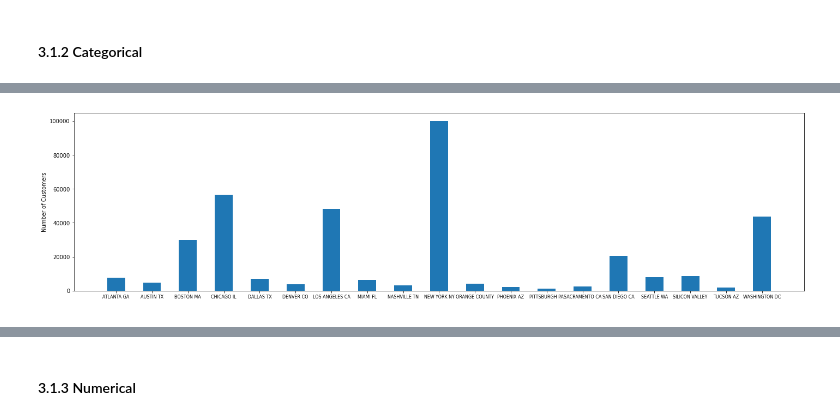
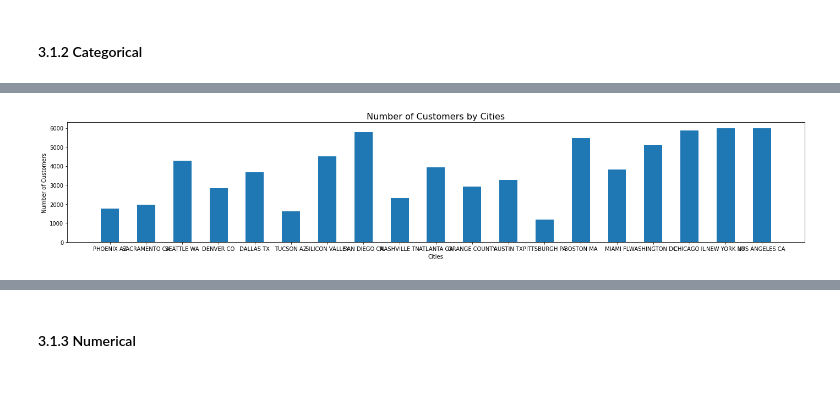
Before and after one commit to DataGlacier/VC, a Jupyter notebook: week2/W2_cab_investment_case_EDA.ipynb, the cells around one changed output, grey strips where cells are left out. Cells and saved outputs as stored; diff of their text form; code cells hidden in the pictures; blank space fills up the shorter version.

```diff
--- a/week2/W2_cab_investment_case_EDA.ipynb
+++ b/week2/W2_cab_investment_case_EDA.ipynb
@@ -208,3 +215,6 @@ df.head()
 | 2 | 10000013 | 2016-01-02 | Pink Cab | ATLANTA GA | 9.04 | 125.20 | 97.632 | ... |
 | 3 | 10000014 | 2016-01-07 | Pink Cab | ATLANTA GA | 33.17 | 377.40 | 351.602 | ... |
 | 4 | 10000015 | 2016-01-03 | Pink Cab | ATLANTA GA | 8.73 | 114.62 | 97.776 | ... |
+# %%
+df['Profit per KM'] = df['Profit']/df['KM Travelled']
+df.head()
@@ -215,2 +232,9 @@ df.shape
 # %% [markdown]
 #### 2.2.3 Identify and remove duplicates
+# %%
+# calculate the frequency of users taking cabs of two companies
+customerid_freq = df.groupby(['Company'])['Customer ID'].value_counts()
+customerid_freq = pd.DataFrame(customerid_freq)
+customerid_freq = customerid_freq.rename(columns={'Customer ID':'Frequency'})
+customerid_freq = customerid_freq.reset_index()
+customerid_freq.head()
@@ -217,6 +259,6 @@ df.shape
 # %%
 df_dedupe = df.copy()
 df_dedupe = df_dedupe.sort_values(by='Date of Travel', ascending=True)
-df_dedupe = df_dedupe.drop_duplicates(subset='Customer ID', keep='last')
+df_dedupe = df_dedupe.drop_duplicates(subset=['Company', 'Customer ID'], keep='last')
 df_dedupe.shape
 # %% [output]
@@ -223,0 +266,4 @@ df_dedupe.shape
+# %%
+# join by Company and Customer ID
+df_dedupe2 = pd.merge(df_dedupe, customerid_freq, on=['Company', 'Customer ID'], how='left')
+df_dedupe2.shape
@@ -307,12 +438,11 @@ plt.show()
 # %%
-# unique counts
-# City
-plt.figure(figsize=(24,6))
-plt.hist(df['City'], bins=np.arange(20)-0.5, rwidth=.5)
+# 2.2 Number of Customers by Cities
+plt.figure(figsize=(24,4))
+plt.hist(df_dedupe2['City'], np.arange(20)-0.5, rwidth=.5)
 plt.ylabel("Number of Customers")
-plt.xlabel(" ")
-plt.xticks(fontsize=8)
+plt.xlabel("Cities")
+plt.title("Number of Customers by Cities", fontsize=16)
 
 plt.show()
 # %% [output]
-[figure, old version]
+[figure, new version]
```
Also changed, not shown: parts of 214 cells of this notebook.
